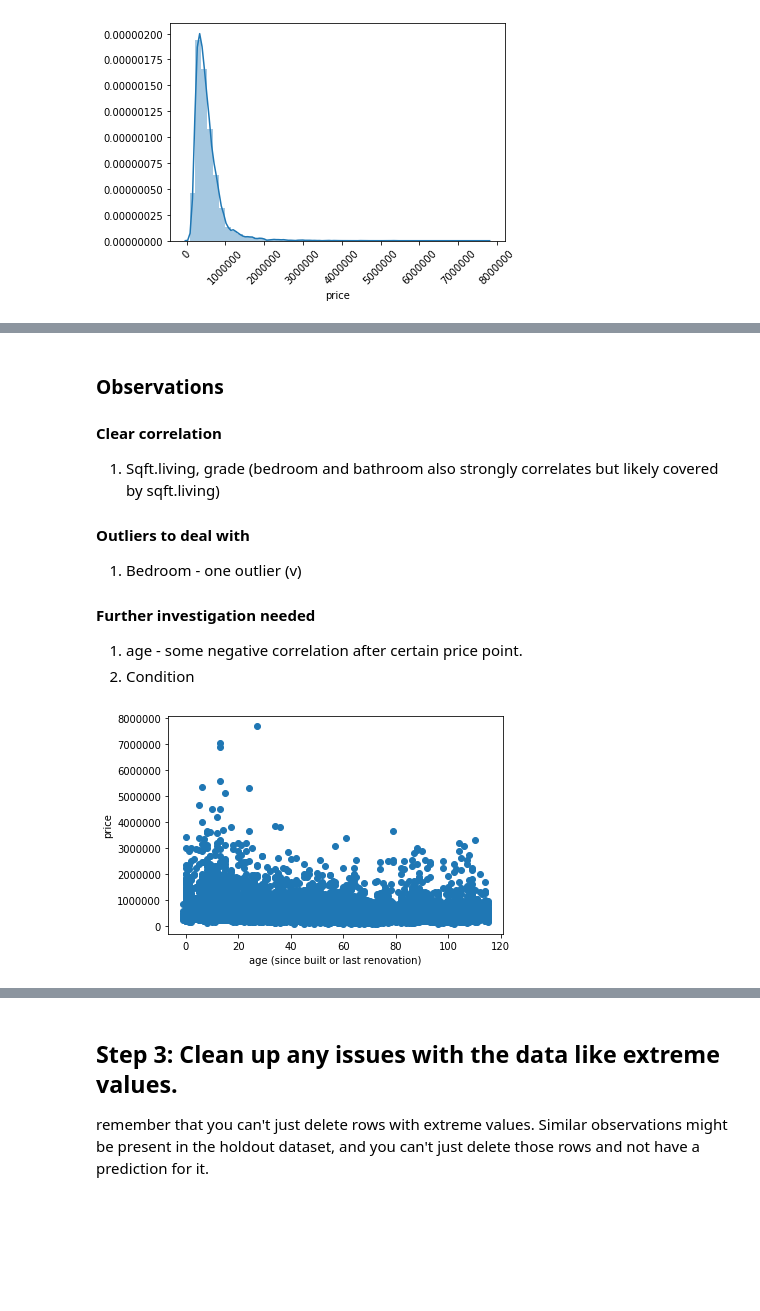
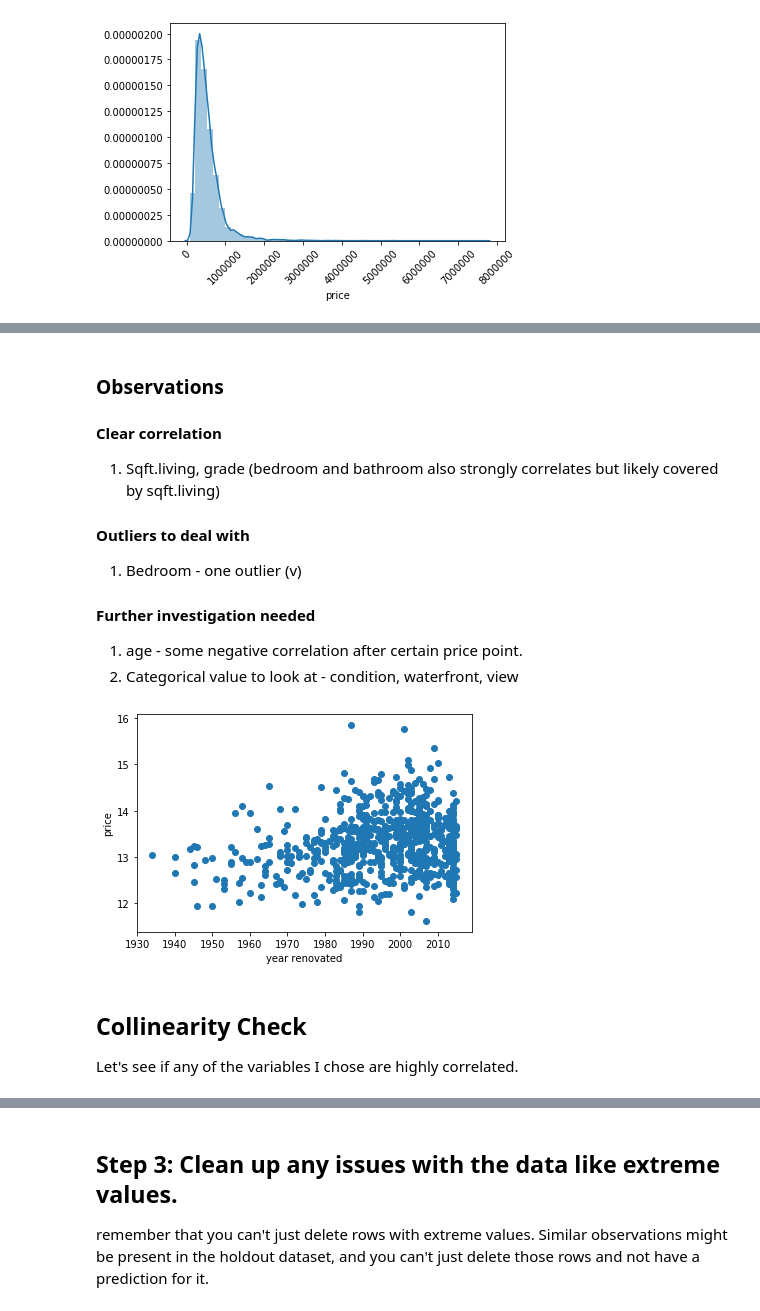
Before and after one commit to stereopickle/housing_price_bakeoff, a Jupyter notebook: Applied_practice.ipynb, the cells around one changed output, grey strips where cells are left out. Saved outputs shown, nothing was run; the diff lists cells and outputs as text; code cells hidden in the pictures; blank space fills up the shorter version.

```diff
--- a/Applied_practice.ipynb
+++ b/Applied_practice.ipynb
@@ -112,11 +132,15 @@ for i in range(len(house_train.columns)):
 
 #### Further investigation needed
 1. age - some negative correlation after certain price point.
-2. Condition
+2. Categorical value to look at - condition, waterfront, view
-# %%
-plt.scatter(house_train.age, house_train.price)
-plt.xlabel("age (since built or last renovation)")
-plt.ylabel("price")
-plt.show()
-# %% [output]
-[figure, removed]
+# %%
+reno = house_train[house_train.yr_renovated != 0]
+plt.scatter(reno.yr_renovated, np.log(reno.price))
+plt.xlabel("year renovated")
+plt.ylabel("price")
+plt.show()
+# %% [output]
+[figure, added]
+# %% [markdown]
+## Collinearity Check
+Let's see if any of the variables I chose are highly correlated.
```
Also changed, not shown: parts of 32 cells of this notebook.
